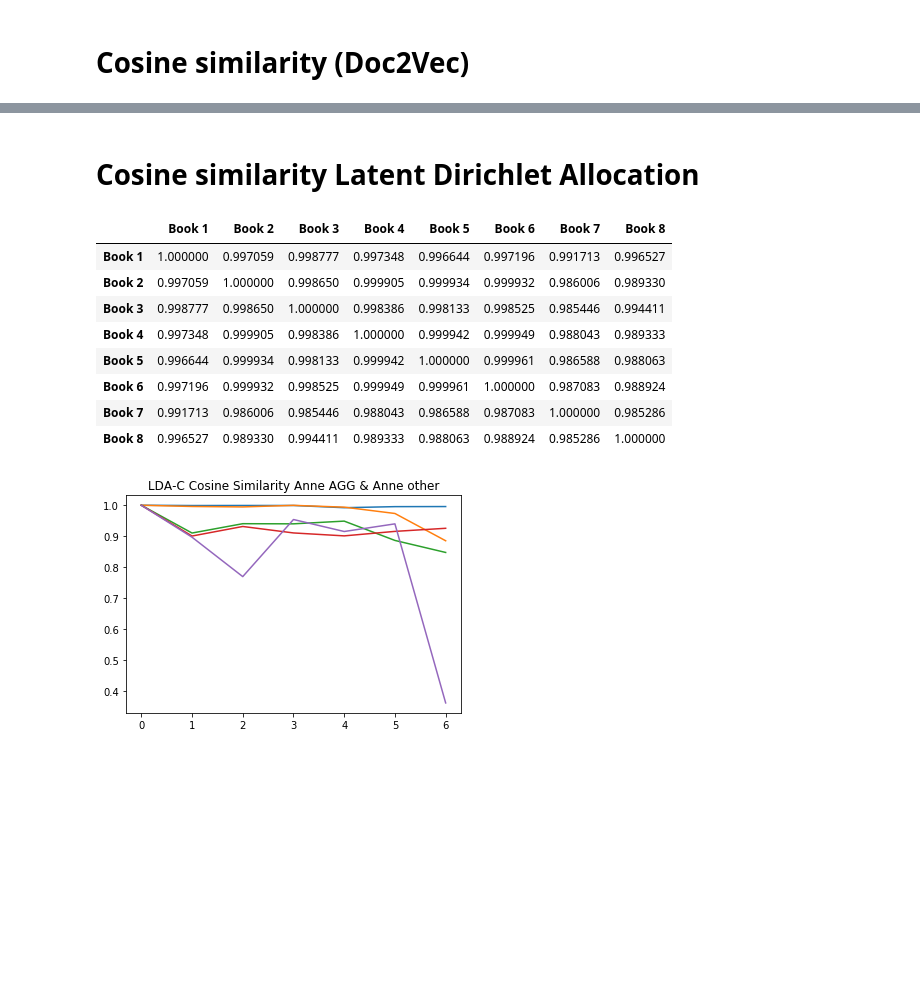
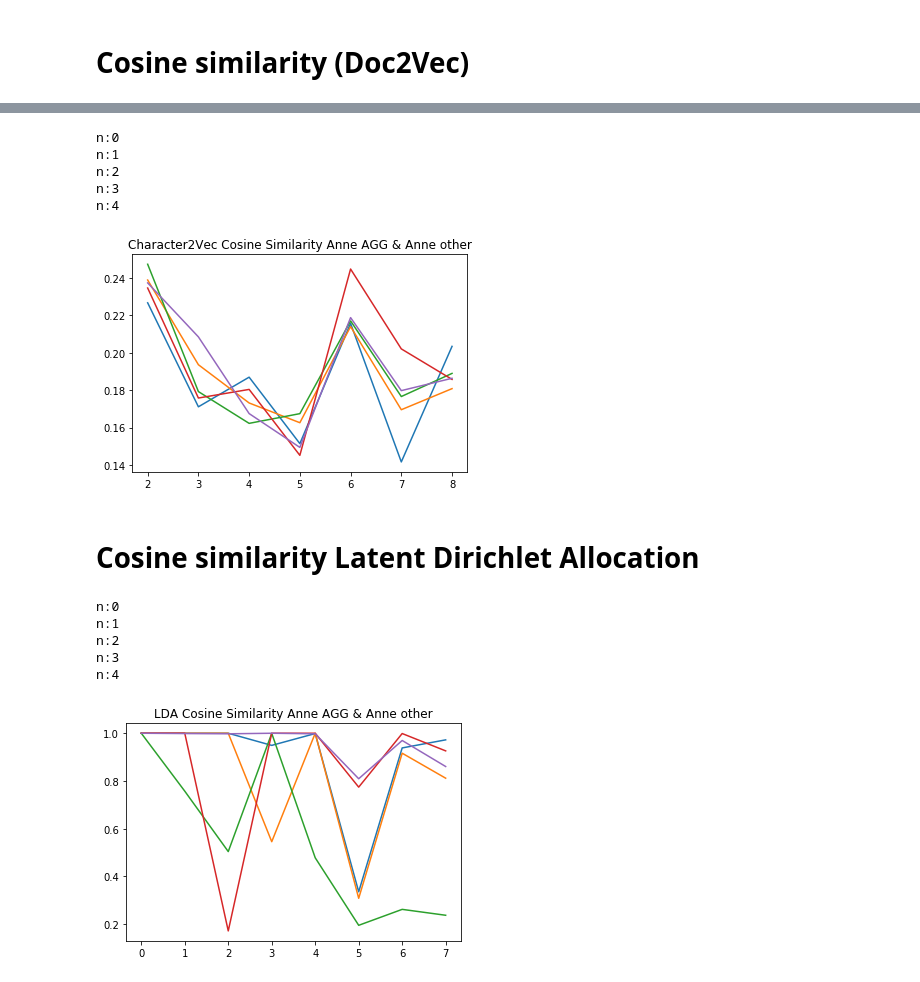
Before and after one commit to nicolenair/Capstone, a Jupyter notebook: Distance_Experiments.ipynb, the cells around one changed output, grey strips where cells are left out. Drawn from its saved outputs; the diff is of its cells as text; code cells hidden in the pictures; blank space fills up the shorter version.

```diff
--- a/Distance_Experiments.ipynb
+++ b/Distance_Experiments.ipynb
@@ -326,2 +367,26 @@ plt.show()
+# %%
+#quick check snipped
+for n in range(5):
+  print("n:{}".format(n))
+  anne_vectors, characters_as_vectors = train_doc2vec(snipped = True)
+  similarities = []
+  for i in range(1, 8):
+    c1_names = anne_names
+    c2_names = anne_names
+    book1 = 0
+    book2 = i
+    c1 = np.array(find_vector_for_character(characters_as_vectors, c1_names, book=book1))
+    c2 = np.array(find_vector_for_character(characters_as_vectors, c2_names, book=book2))
+    similarities.append(cosine(c1, c2)[0][0])
+  plt.plot(range(2, 9), similarities)
+  plt.title("Character2Vec Cosine Similarity Anne AGG & Anne other")
+plt.show()
+# %% [output]
+n:0
+n:1
+n:2
+n:3
+n:4
+[figure, added]
 # %% [markdown]
 # Cosine similarity Latent Dirichlet Allocation
@@ -342,21 +393,24 @@ d = cosine_lda(anne_vectors_lda)
-# %%
-d
-# %% [output]
-|  | Book 1 | Book 2 | Book 3 | Book 4 | Book 5 | Book 6 | Book 7 | Book 8 |
-| Book 1 | 1.000000 | 0.997059 | 0.998777 | 0.997348 | 0.996644 | 0.997196 | 0.991713 | 0.996527 |
-| Book 2 | 0.997059 | 1.000000 | 0.998650 | 0.999905 | 0.999934 | 0.999932 | 0.986006 | 0.989330 |
-| Book 3 | 0.998777 | 0.998650 | 1.000000 | 0.998386 | 0.998133 | 0.998525 | 0.985446 | 0.994411 |
-| Book 4 | 0.997348 | 0.999905 | 0.998386 | 1.000000 | 0.999942 | 0.999949 | 0.988043 | 0.989333 |
-| Book 5 | 0.996644 | 0.999934 | 0.998133 | 0.999942 | 1.000000 | 0.999961 | 0.986588 | 0.988063 |
-| Book 6 | 0.997196 | 0.999932 | 0.998525 | 0.999949 | 0.999961 | 1.000000 | 0.987083 | 0.988924 |
-| Book 7 | 0.991713 | 0.986006 | 0.985446 | 0.988043 | 0.986588 | 0.987083 | 1.000000 | 0.985286 |
-| Book 8 | 0.996527 | 0.989330 | 0.994411 | 0.989333 | 0.988063 | 0.988924 | 0.985286 | 1.000000 |
-# %%
-for i in range(5):
-  anne_vectors_lda, characters_as_vectors_lda = train_lda(num_topics = 5)
-  d = cosine_lda(anne_vectors_lda)
-  plt.plot(range(8), list(d.iloc[0][:-2]) + [np.mean(d.iloc[0, -2:])])
-  plt.title("LDA-C Cosine Similarity Anne AGG & Anne other")
-plt.show()
-# %% [output]
-[figure, removed]
+# %%
+#functionalize
+for n in range(5):
+  print("n:{}".format(n))
+  similarities = []
+  anne_vectors, characters_as_vectors = train_lda()
+  for i in range(0, 8):
+    c1_names = anne_names
+    c2_names = anne_names
+    book1 = 0
+    book2 = i
+    c1 = np.array(find_vector_for_character(characters_as_vectors, c1_names, book=book1))
+    c2 = np.array(find_vector_for_character(characters_as_vectors, c2_names, book=book2))
+    similarities.append(cosine(c1, c2)[0][0])
+  plt.plot(range(0, 8), similarities)
+  plt.title("LDA Cosine Similarity Anne AGG & Anne other")
+plt.show()
+# %% [output]
+n:0
+n:1
+n:2
+n:3
+n:4
+[figure, added]
```
Also changed, not shown: parts of 55 cells of this notebook.
